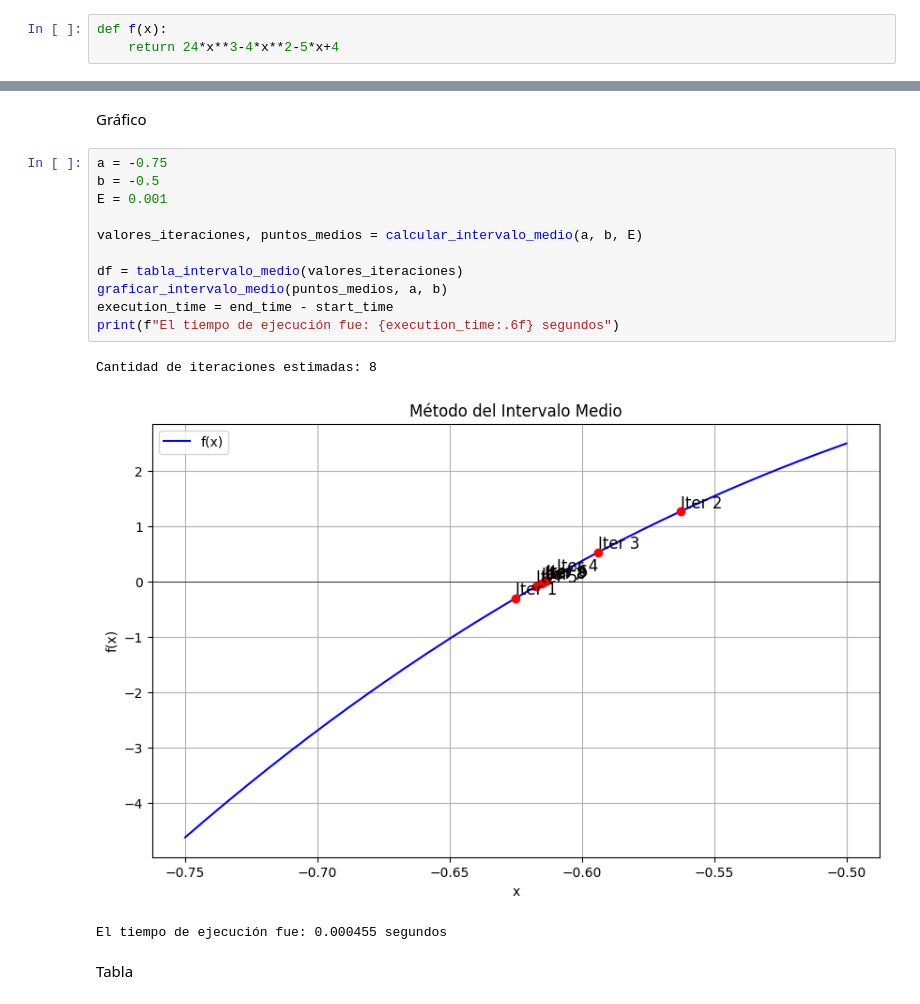
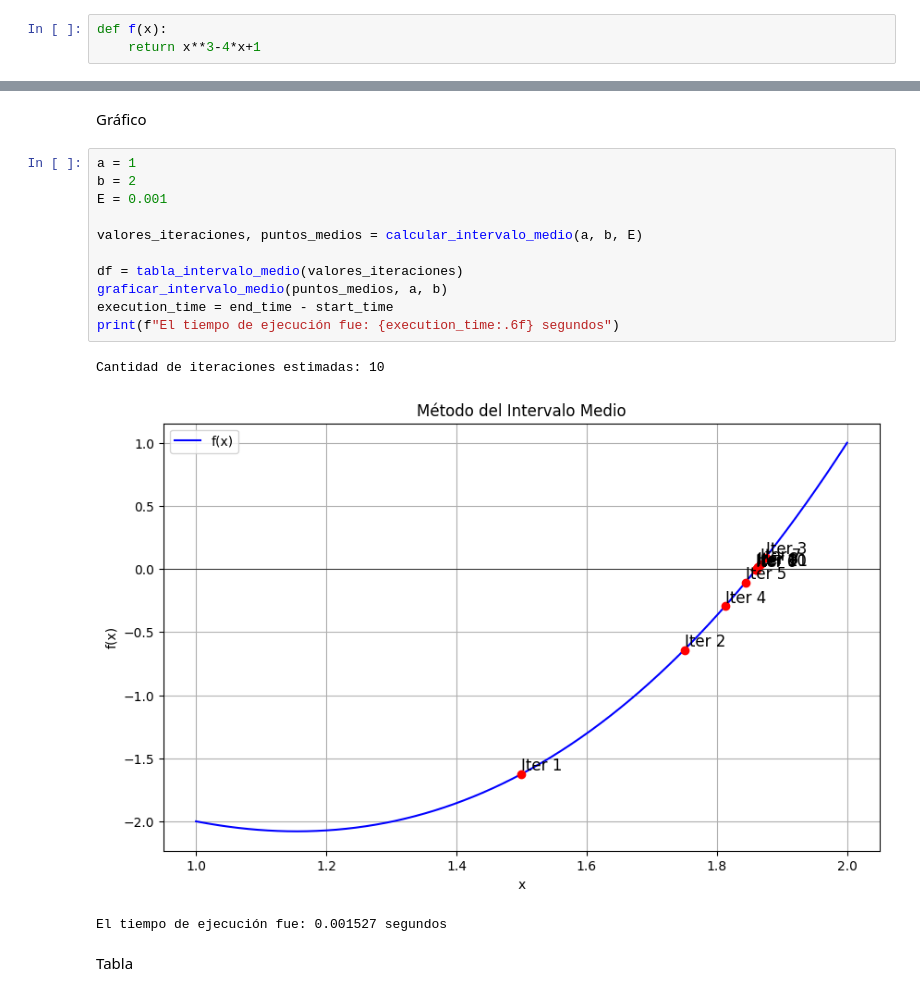
Before and after one commit to alejandro7177/lab_metodos_2024, a Jupyter notebook: evaluacion_lab/Metodo_del_Intervalo_medio-MetodosNumericos2024.ipynb, the cells around one changed output, grey strips where cells are left out. Cells and saved outputs as stored; diff of their text form.

```diff
--- a/evaluacion_lab/Metodo_del_Intervalo_medio-MetodosNumericos2024.ipynb
+++ b/evaluacion_lab/Metodo_del_Intervalo_medio-MetodosNumericos2024.ipynb
@@ -14,7 +14,7 @@ import time
 Definimos la función
 # %%
 def f(x):
-    return 24*x**3-4*x**2-5*x+4
+    return x**3-4*x+1
 # %% [markdown]
 Función del Intervalo Medio
 # %%
@@ -91,20 +91,20 @@ def tabla_intervalo_medio(valores_iteraciones):
 # %% [markdown]
 Gráfico
 # %%
-a = -0.75
-b = -0.5
+a = 1
+b = 2
 E = 0.001
 
 valores_iteraciones, puntos_medios = calcular_intervalo_medio(a, b, E)
 
 df = tabla_intervalo_medio(valores_iteraciones)
 graficar_intervalo_medio(puntos_medios, a, b)
 execution_time = end_time - start_time
 print(f"El tiempo de ejecución fue: {execution_time:.6f} segundos")
 # %% [output]
-Cantidad de iteraciones estimadas: 8
+Cantidad de iteraciones estimadas: 10
-[figure, old version]
+[figure, new version]
-El tiempo de ejecución fue: 0.000455 segundos
+El tiempo de ejecución fue: 0.001527 segundos
 # %% [markdown]
 Tabla
 # %%
```
Also changed, not shown: 8 other files.
